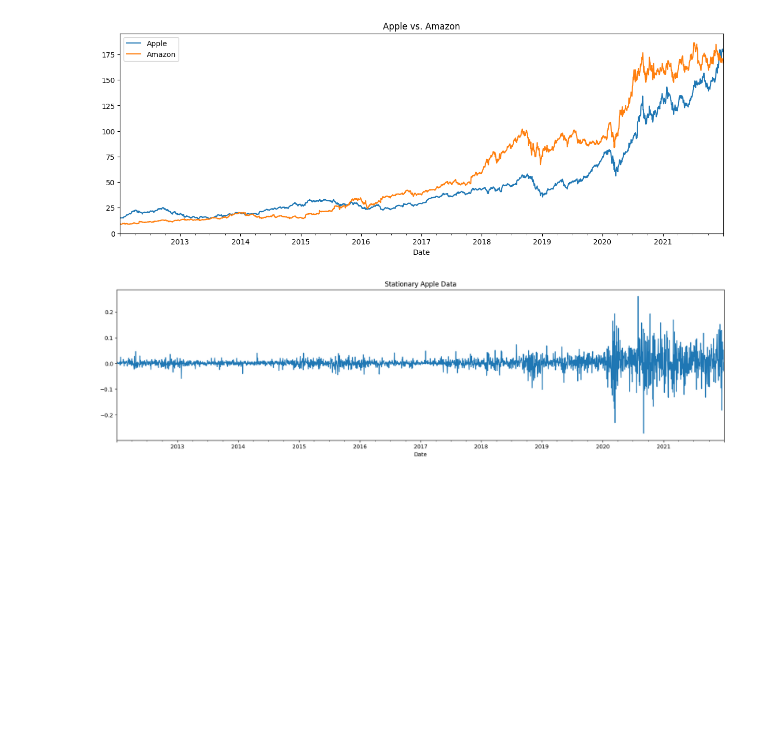
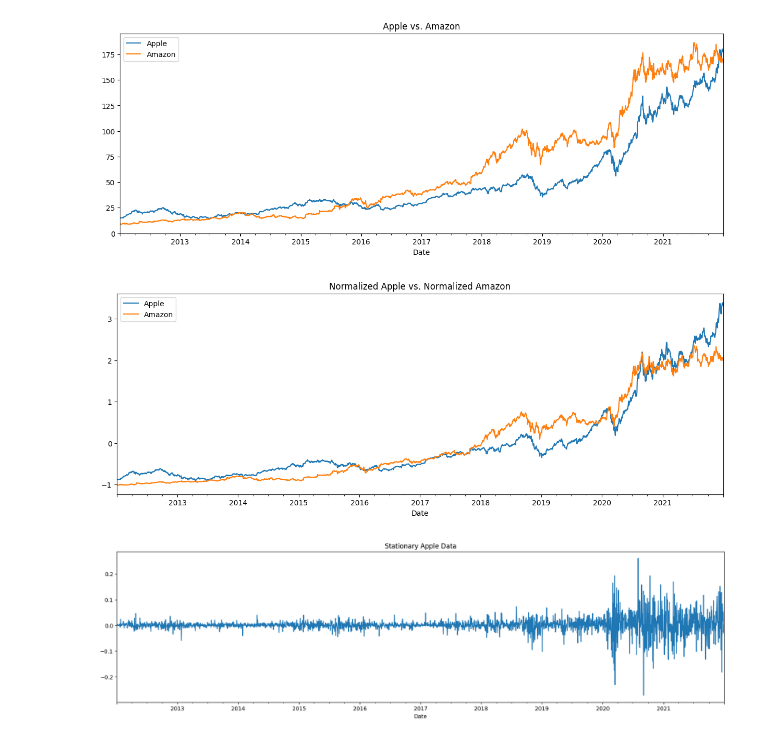
Before and after one commit to Hossein-MJafari/Project-3-_-ex.-2, a Jupyter notebook: Time Series Analysis.ipynb, the cells around one changed output. Drawn from its saved outputs; the diff is of its cells as text; code cells hidden in the pictures; blank space fills up the shorter version.

```diff
--- a/Time Series Analysis.ipynb
+++ b/Time Series Analysis.ipynb
@@ -50,6 +50,14 @@ plt.show()
 # this method scales the data to have zero mean and unit variance.
 apple_data_normalized = (apple_data - apple_data.mean()) / apple_data.std()
 amazon_data_normalized = (amazon_data - amazon_data.mean()) / amazon_data.std()
+# %%
+apple_data_normalized.Close.plot(figsize=(15,5), label = "Apple")
+amazon_data_normalized.Close.plot(figsize=(15,5), label = "Amazon")
+plt.title("Normalized Apple vs. Normalized Amazon")
+plt.legend()
+plt.show()
+# %% [output]
+[figure, added]
 # %%
 # Stationarity Transformation by differencing normalized data
 apple_data_diff = apple_data_normalized.diff()
```
Also changed, not shown: 2 other files.
